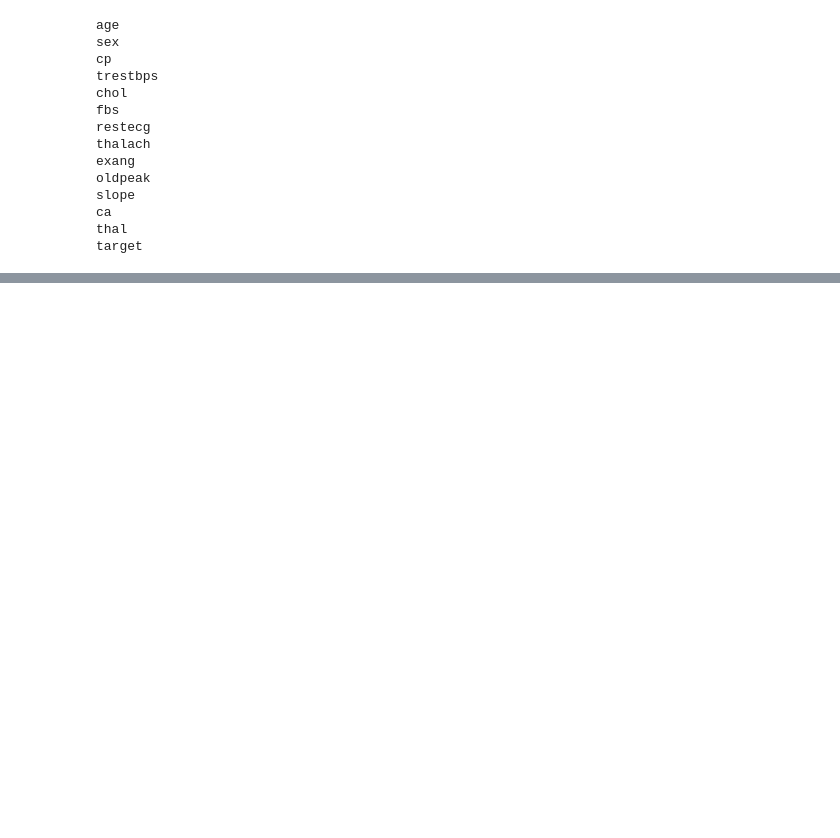
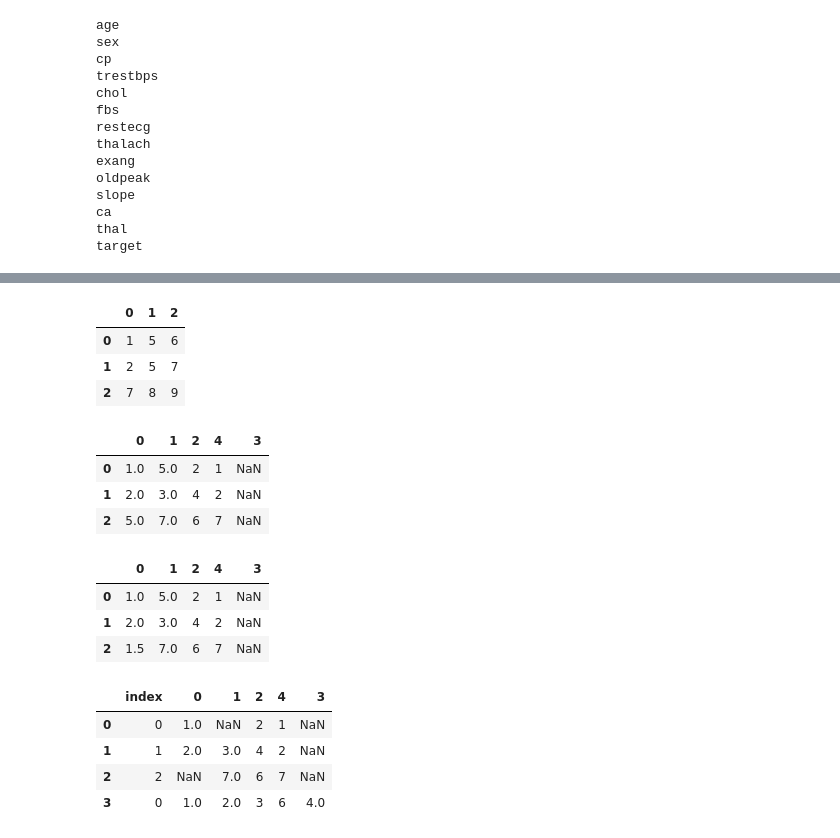
Before and after one commit to jsanz81/Bootcamp_Abril2023, a Jupyter notebook: Librerias/pandas.ipynb, the cells around one changed output, grey strips where cells are left out. Saved outputs shown, nothing was run; the diff lists cells and outputs as text; code cells hidden in the pictures; blank space fills up the shorter version.

```diff
--- a/Librerias/pandas.ipynb
+++ b/Librerias/pandas.ipynb
@@ -490,0 +664,2 @@ sol
+# %%
+df1=pd.DataFrame([[1,5,6],[2,5,7],[7,8,9]])
@@ -490,0 +673,2 @@ sol
+# %%
+df[4]=df1[0]
@@ -490,0 +682,23 @@ sol
+# %%
+df[3]=np.nan
+# %%
+df1
+# %% [output]
+|  | 0 | 1 | 2 |
+| 0 | 1 | 5 | 6 |
+| 1 | 2 | 5 | 7 |
+| 2 | 7 | 8 | 9 |
+# %%
+df.fillna(df1[1])
+# %% [output]
+|  | 0 | 1 | 2 | 4 | 3 |
+| 0 | 1.0 | 5.0 | 2 | 1 | NaN |
+| 1 | 2.0 | 3.0 | 4 | 2 | NaN |
+| 2 | 5.0 | 7.0 | 6 | 7 | NaN |
+# %%
+df.fillna(df.mean(),axis="rows")
+# %% [output]
+|  | 0 | 1 | 2 | 4 | 3 |
+| 0 | 1.0 | 5.0 | 2 | 1 | NaN |
+| 1 | 2.0 | 3.0 | 4 | 2 | NaN |
+| 2 | 1.5 | 7.0 | 6 | 7 | NaN |
@@ -490,0 +707,8 @@ sol
+# %%
+df.reset_index()
+# %% [output]
+|  | index | 0 | 1 | 2 | 4 | 3 |
+| 0 | 0 | 1.0 | NaN | 2 | 1 | NaN |
+| 1 | 1 | 2.0 | 3.0 | 4 | 2 | NaN |
+| 2 | 2 | NaN | 7.0 | 6 | 7 | NaN |
+| 3 | 0 | 1.0 | 2.0 | 3 | 6 | 4.0 |
```
Also changed, not shown: parts of 47 cells of this notebook, 1 other file.
